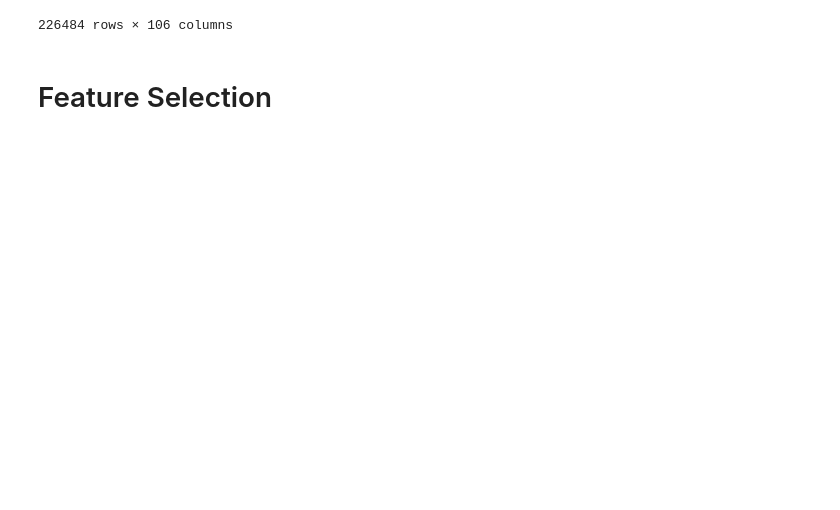
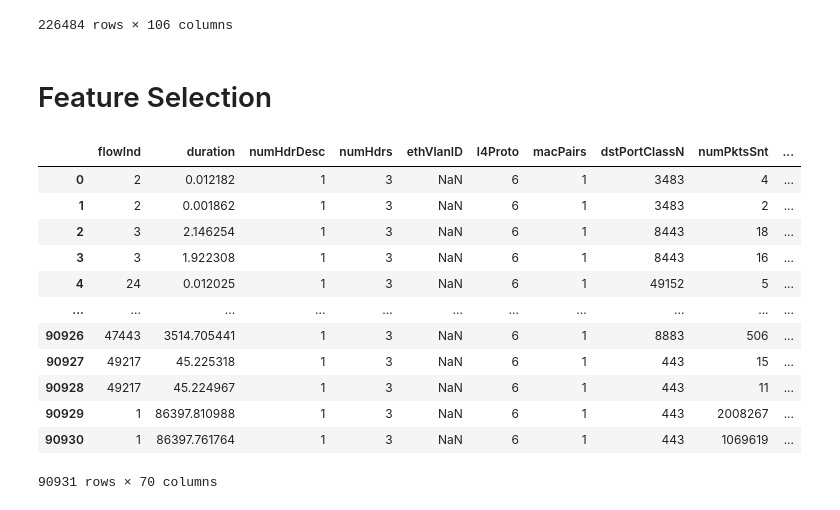
Before and after one commit to ArifulIslamPreence/IoT-TCP-Attack-detection, a Jupyter notebook: IoT_Traffic_Analysis_Tranalyzer.ipynb, the cells around one changed output. Cells and saved outputs as stored; diff of their text form; code cells hidden in the pictures; blank space fills up the shorter version.

```diff
--- a/IoT_Traffic_Analysis_Tranalyzer.ipynb
+++ b/IoT_Traffic_Analysis_Tranalyzer.ipynb
@@ -127,22 +92,49 @@ Current Directory:/mnt/e/MLProject
 # Feature Selection
 # %%
 # Features which will not be used
-pointless_features = ['dstPort', 'srcPort', 'dstIP4', 'srcIP4', 'unixTimeFirst', 'unixTimeLast']
-hex_features = ['flowStat', 'srcMac_dstMac_numP', 'tcpFStat', 'ipTOS', 'ipFlags', 'ipOptCpCl_Num', 'tcpAggrFlags',
-                'tcpAggrAnomaly', 'tcpAggrOptions', 'tcpStates', 'icmpStat', 'icmpTCcnt', 'icmpBFType_Code',
-                'icmptmgtw']
-string_features = ['%dir', 'hdrDesc', 'srcManuf_dstManuf', 'dstPortClass', 'srcIPCC', 'dstIPCC']
-nan_features = []
+pointless_features = ['timeFirst', 'timeLast', 'dstPort', 'srcPort', 'dstIP',
+                      'dstMac', 'srcIP', 'srcMac', 'srcMac_dstMac_numP']
+
+# Non-decimal features categorized by data-type
+hex_features = ['flowStat', 'tcpFStat', 'ipTOS', 'ipFlags', 'ethType',
+                 'tcpStates', 'icmpStat', 'icmpTmGtw', 'macStat','tcpAnomaly',
+                'tcpFlags',  'tcpMPF', 'tcpMPTBF', 'tcpMPdssF', 'tcpOptions']
 
 
+string_features = ['%dir', 'hdrDesc', 'srcManuf_dstManuf', 'dstPortClass',
+                   'srcIPCC', 'dstIPCC', 'dstIPOrg', 'srcIPOrg']
+
+# Not sure what to make of these - more research required
+underscore_features = ['ipOptCpCl_Num', 'icmpBFTypH_TypL_Code', 'ip6OptHH_D', 'ip6OptCntHH_D']
+
 # Features we will use
-features = ['Label', 'flowInd', 'duration', 'numHdrDesc', 'numHdrs',
+features = ['flowInd', 'duration', 'numHdrDesc', 'numHdrs',
             'ethVlanID', 'l4Proto', 'macPairs', 'dstPortClassN', 'numPktsSnt', 'numPktsRcvd',
             'numBytesSnt', 'numBytesRcvd', 'minPktSz', 'maxPktSz', 'avePktSize', 'stdPktSize', 'pktps', 'bytps',
             'pktAsm', 'bytAsm', 'ipMindIPID', 'ipMaxdIPID', 'ipMinTTL', 'ipMaxTTL', 'ipTTLChg', 'ipOptCnt',
             'tcpPSeqCnt', 'tcpSeqSntBytes', 'tcpSeqFaultCnt', 'tcpPAckCnt', 'tcpFlwLssAckRcvdBytes', 'tcpAckFaultCnt',
             'tcpInitWinSz', 'tcpAveWinSz', 'tcpMinWinSz', 'tcpMaxWinSz', 'tcpWinSzDwnCnt', 'tcpWinSzUpCnt',
             'tcpWinSzChgDirCnt', 'tcpOptPktCnt', 'tcpOptCnt', 'tcpMSS', 'tcpWS', 'tcpTmS', 'tcpTmER', 'tcpEcI',
             'tcpBtm', 'tcpSSASAATrip', 'tcpRTTAckTripMin', 'tcpRTTAckTripMax', 'tcpRTTAckTripAve',
             'tcpRTTAckTripJitAve', 'tcpRTTSseqAA', 'tcpRTTAckJitAve', 'icmpTCcnt', 'icmpEchoSuccRatio', 'icmpPFindex',
-            'connSip', 'connDip', 'connSipDip', 'connSipDprt', 'connF']
+            'connSip', 'connDip', 'connSipDip', 'connSipDprt', 'connF',  'aveIAT', 'maxIAT',
+                'minIAT', 'stdIAT', 'tcpISeqN', 'tcpMPAID', 'tcpUtm', 'tcpWinSzThRt']
+
+unused_features = pointless_features + hex_features + string_features + underscore_features
+all_features = features + unused_features
+
+benign_flows[features]
+# %% [output]
+|  | flowInd | duration | numHdrDesc | numHdrs | ethVlanID | l4Proto | macPairs | dstPortClassN | numPktsSnt | ... |
+| 0 | 2 | 0.012182 | 1 | 3 | NaN | 6 | 1 | 3483 | 4 | ... |
+| 1 | 2 | 0.001862 | 1 | 3 | NaN | 6 | 1 | 3483 | 2 | ... |
+| 2 | 3 | 2.146254 | 1 | 3 | NaN | 6 | 1 | 8443 | 18 | ... |
+| 3 | 3 | 1.922308 | 1 | 3 | NaN | 6 | 1 | 8443 | 16 | ... |
+| 4 | 24 | 0.012025 | 1 | 3 | NaN | 6 | 1 | 49152 | 5 | ... |
+| ... | ... | ... | ... | ... | ... | ... | ... | ... | ... | ... |
+| 90926 | 47443 | 3514.705441 | 1 | 3 | NaN | 6 | 1 | 8883 | 506 | ... |
+| 90927 | 49217 | 45.225318 | 1 | 3 | NaN | 6 | 1 | 443 | 15 | ... |
+| 90928 | 49217 | 45.224967 | 1 | 3 | NaN | 6 | 1 | 443 | 11 | ... |
+| 90929 | 1 | 86397.810988 | 1 | 3 | NaN | 6 | 1 | 443 | 2008267 | ... |
+| 90930 | 1 | 86397.761764 | 1 | 3 | NaN | 6 | 1 | 443 | 1069619 | ... |
+90931 rows × 70 columns
```
Also changed, not shown: parts of 6 cells of this notebook.
